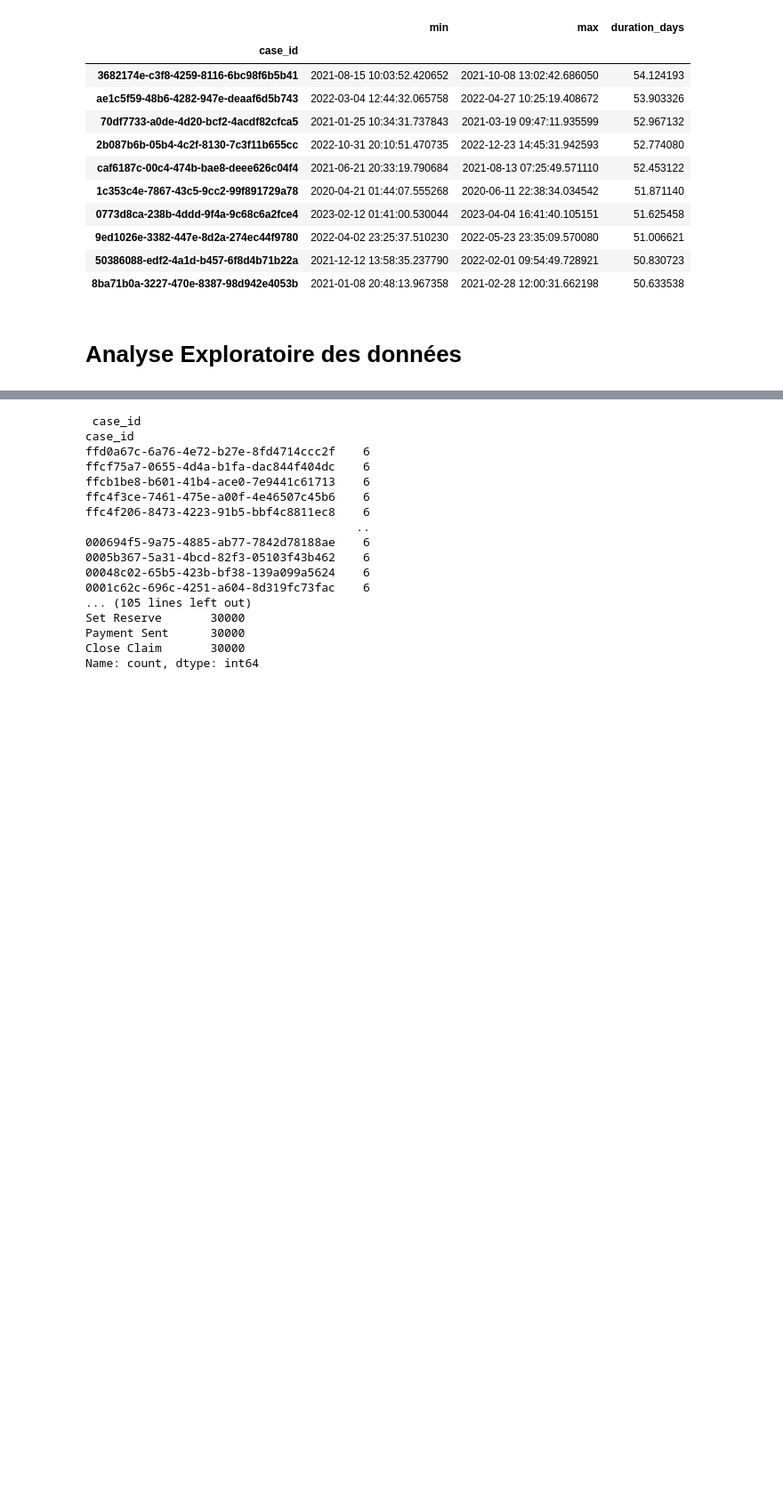
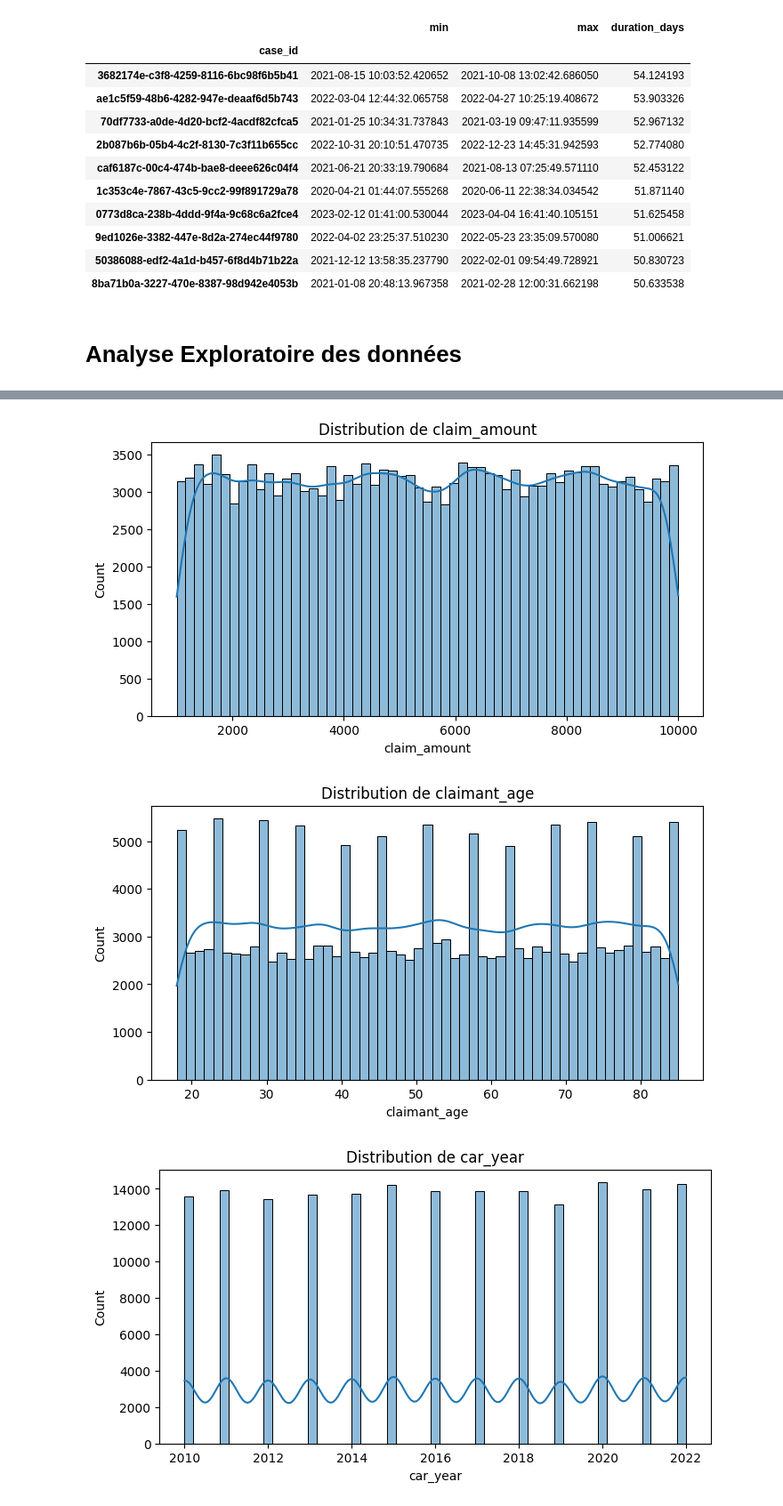
Before and after one commit to joviale08/process-mining-optimization, a Jupyter notebook: app/notebook.ipynb, the cells around one changed output, grey strips where cells are left out. Shown at 89% size. Drawn from its saved outputs; the diff is of its cells as text; code cells hidden in the pictures; blank space fills up the shorter version.

```diff
--- a/app/notebook.ipynb
+++ b/app/notebook.ipynb
@@ -348,13 +350,9 @@ long_cases
 # %%
 #Analyse des variables numériques
 # Sélection des variables numériques
-num_cols = data.select_dtypes(include=np.number).columns
+numerical_cols = ['claim_amount', 'claimant_age', 'car_year']
+categorical_cols = ['activity_name', 'type_of_policy', 'car_make', 'car_model', 'type_of_accident', 'user_type']
 
-# Statistiques
-print(data[num_cols].describe())
-
-# Histogrammes
-data[num_cols].hist(figsize=(15,10))
-plt.tight_layout()
-plt.show()
+print("Statistiques descriptives")
+print(data[numerical_cols].describe())
 # %% [output]
@@ -371,25 +369,18 @@ max      9999.470000      85.000000    2022.000000     555.152703
 # %%
-# Variables catégorielles
-cat_cols = data.select_dtypes(include='object').columns
+# Distributions numériques (une seule boucle)
+for col in numerical_cols:
+    plt.figure(figsize=(8, 4))
+    sns.histplot(data[col], kde=True)
+    plt.title(f"Distribution de {col}")
+    plt.show()
 
-for col in cat_cols:
-    print("\n", col)
-    print(data[col].value_counts())
+# Boxplots outliers
+for col in numerical_cols:
+    plt.figure(figsize=(6, 4))
+    sns.boxplot(x=data[col])
+    plt.title(f"Outliers - {col}")
+    plt.show()
 # %% [output]
- case_id
-case_id
-ffd0a67c-6a76-4e72-b27e-8fd4714ccc2f    6
-ffcf75a7-0655-4d4a-b1fa-dac844f404dc    6
-ffcb1be8-b601-41b4-ace0-7e9441c61713    6
-ffc4f3ce-7461-475e-a00f-4e46507c45b6    6
-ffc4f206-8473-4223-91b5-bbf4c8811ec8    6
-                                       ..
-000694f5-9a75-4885-ab77-7842d78188ae    6
-0005b367-5a31-4bcd-82f3-05103f43b462    6
-00048c02-65b5-423b-bf38-139a099a5624    6
-0001c62c-696c-4251-a604-8d319fc73fac    6
-... (105 lines left out)
-Set Reserve       30000
-Payment Sent      30000
-Close Claim       30000
-Name: count, dtype: int64
+[figure, added]
+[figure, added]
+[figure, added]
```
Also changed, not shown: parts of 19 cells of this notebook.
